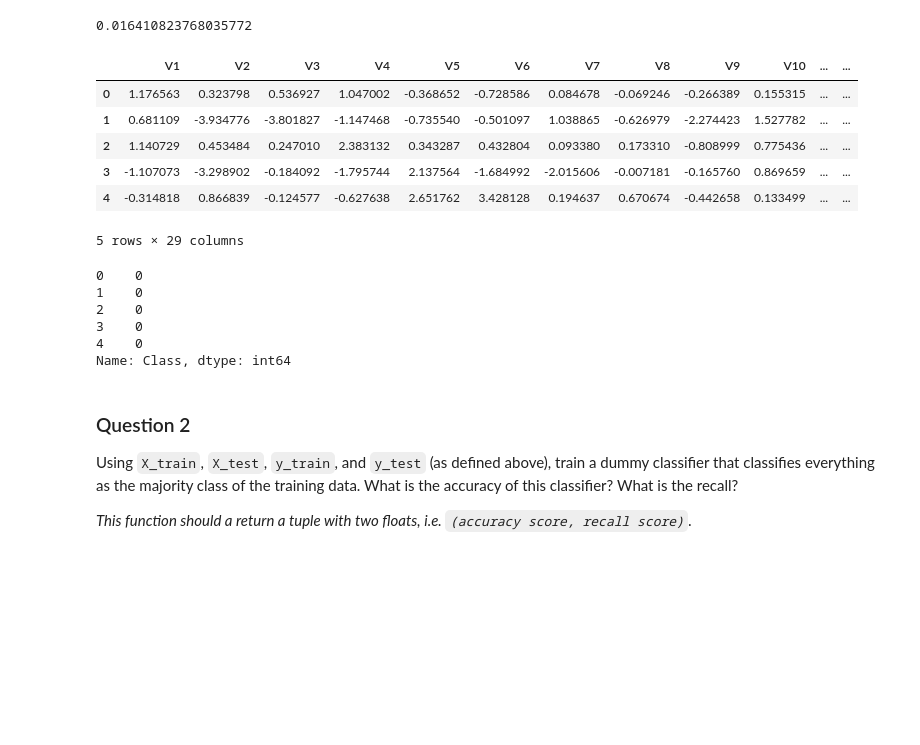
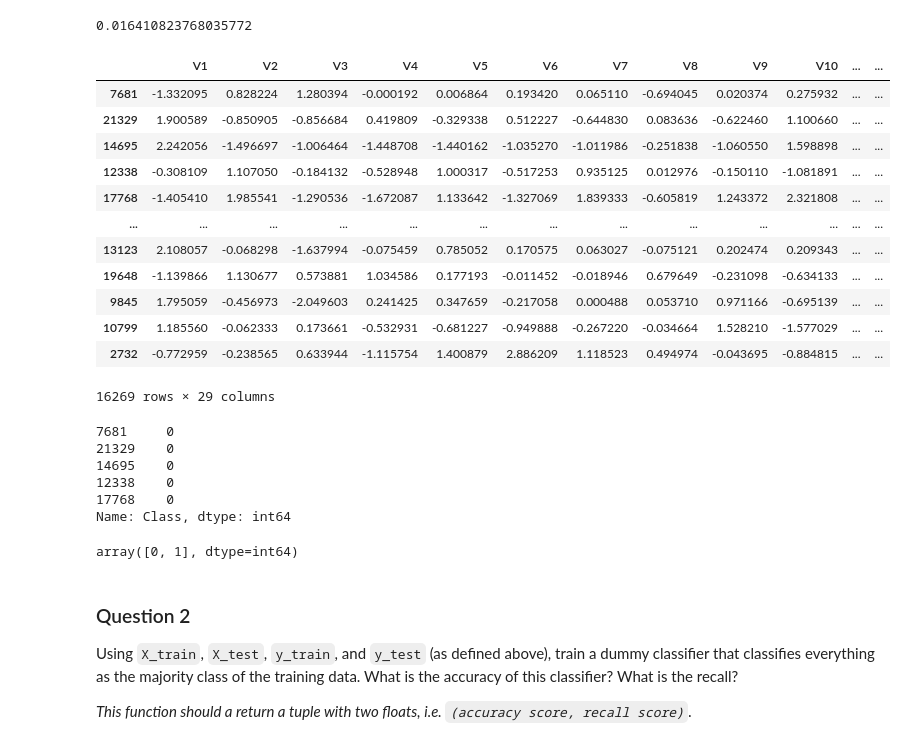
Before and after one commit to valkanoise/Applied-Data-Science-with-Python-Specialization, a Jupyter notebook: Course 3 - Applied Machine Learning in Python/Module 3 Evaluation/Assignment+3_solved_explained.ipynb, the cells around one changed output. Saved outputs shown, nothing was run; the diff lists cells and outputs as text; code cells hidden in the pictures; blank space fills up the shorter version.

```diff
--- a/Course 3 - Applied Machine Learning in Python/Module 3 Evaluation/Assignment+3_solved_explained.ipynb
+++ b/Course 3 - Applied Machine Learning in Python/Module 3 Evaluation/Assignment+3_solved_explained.ipynb
@@ -79,27 +79,38 @@ y = df.iloc[:,-1]
 
 # Lets do train and test splits
 X_train, X_test, y_train, y_test = train_test_split(X, y, random_state=0)
+# %%
+# Lets print the dataframe with it´s features
+X_train
+# %% [output]
+|  | V1 | V2 | V3 | V4 | V5 | V6 | V7 | V8 | V9 | V10 | ... | ... |
+| 7681 | -1.332095 | 0.828224 | 1.280394 | -0.000192 | 0.006864 | 0.193420 | 0.065110 | -0.694045 | 0.020374 | 0.275932 | ... | ... |
+| 21329 | 1.900589 | -0.850905 | -0.856684 | 0.419809 | -0.329338 | 0.512227 | -0.644830 | 0.083636 | -0.622460 | 1.100660 | ... | ... |
+| 14695 | 2.242056 | -1.496697 | -1.006464 | -1.448708 | -1.440162 | -1.035270 | -1.011986 | -0.251838 | -1.060550 | 1.598898 | ... | ... |
+| 12338 | -0.308109 | 1.107050 | -0.184132 | -0.528948 | 1.000317 | -0.517253 | 0.935125 | 0.012976 | -0.150110 | -1.081891 | ... | ... |
+| 17768 | -1.405410 | 1.985541 | -1.290536 | -1.672087 | 1.133642 | -1.327069 | 1.839333 | -0.605819 | 1.243372 | 2.321808 | ... | ... |
+| ... | ... | ... | ... | ... | ... | ... | ... | ... | ... | ... | ... | ... |
+| 13123 | 2.108057 | -0.068298 | -1.637994 | -0.075459 | 0.785052 | 0.170575 | 0.063027 | -0.075121 | 0.202474 | 0.209343 | ... | ... |
+| 19648 | -1.139866 | 1.130677 | 0.573881 | 1.034586 | 0.177193 | -0.011452 | -0.018946 | 0.679649 | -0.231098 | -0.634133 | ... | ... |
+| 9845 | 1.795059 | -0.456973 | -2.049603 | 0.241425 | 0.347659 | -0.217058 | 0.000488 | 0.053710 | 0.971166 | -0.695139 | ... | ... |
+| 10799 | 1.185560 | -0.062333 | 0.173661 | -0.532931 | -0.681227 | -0.949888 | -0.267220 | -0.034664 | 1.528210 | -1.577029 | ... | ... |
+| 2732 | -0.772959 | -0.238565 | 0.633944 | -1.115754 | 1.400879 | 2.886209 | 1.118523 | 0.494974 | -0.043695 | -0.884815 | ... | ... |
+16269 rows × 29 columns
 # %%
-# Lets print the head of the dataframe with features
-X.head()
+# Lets print the head of the series containing the labels
+y_train.head()
 # %% [output]
-|  | V1 | V2 | V3 | V4 | V5 | V6 | V7 | V8 | V9 | V10 | ... | ... |
-| 0 | 1.176563 | 0.323798 | 0.536927 | 1.047002 | -0.368652 | -0.728586 | 0.084678 | -0.069246 | -0.266389 | 0.155315 | ... | ... |
-| 1 | 0.681109 | -3.934776 | -3.801827 | -1.147468 | -0.735540 | -0.501097 | 1.038865 | -0.626979 | -2.274423 | 1.527782 | ... | ... |
-| 2 | 1.140729 | 0.453484 | 0.247010 | 2.383132 | 0.343287 | 0.432804 | 0.093380 | 0.173310 | -0.808999 | 0.775436 | ... | ... |
-| 3 | -1.107073 | -3.298902 | -0.184092 | -1.795744 | 2.137564 | -1.684992 | -2.015606 | -0.007181 | -0.165760 | 0.869659 | ... | ... |
-| 4 | -0.314818 | 0.866839 | -0.124577 | -0.627638 | 2.651762 | 3.428128 | 0.194637 | 0.670674 | -0.442658 | 0.133499 | ... | ... |
-5 rows × 29 columns
+7681     0
+21329    0
+14695    0
+12338    0
+17768    0
+Name: Class, dtype: int64
-# %%
-# Lets print the head of the series containing the labels
-y.head()
-# %% [output]
-0    0
-1    0
-2    0
-3    0
-4    0
-Name: Class, dtype: int64
+# %%
+# Lets see the classes in the y_train dataset, there are only two: 0 = No fraud or 1 = fraud
+y_train.unique()
+# %% [output]
+array([0, 1], dtype=int64)
 # %% [markdown]
 ### Question 2
 
```
Also changed, not shown: parts of 40 cells of this notebook, 34 other files.
